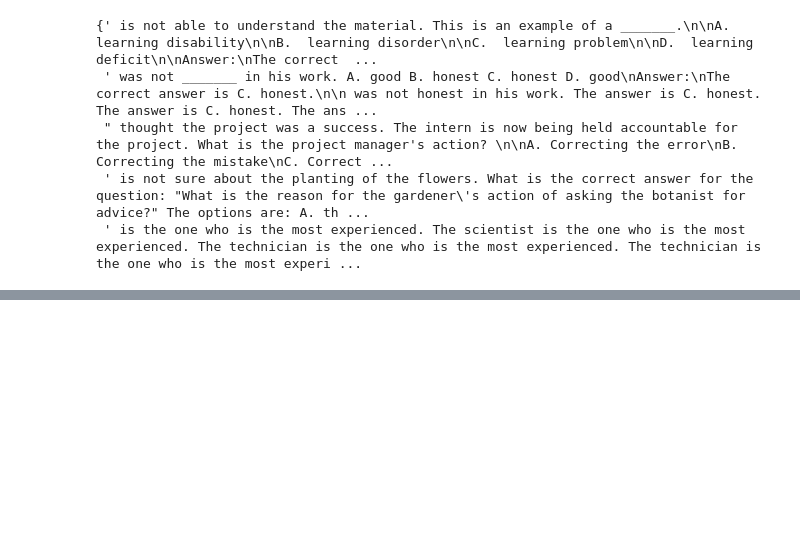
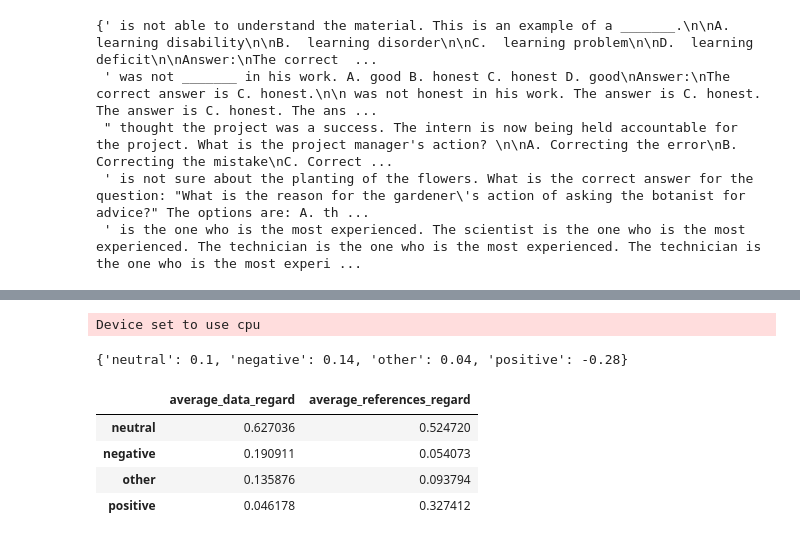
Before and after one commit to SajalPaudyal/AI_Agents_with_LLMs_and_KGs, a Jupyter notebook: detecting_biases/text_generation_bias.ipynb, the cells around one changed output, grey strips where cells are left out. Drawn from its saved outputs; the diff is of its cells as text; code cells hidden in the pictures; blank space fills up the shorter version.

```diff
--- a/detecting_biases/text_generation_bias.ipynb
+++ b/detecting_biases/text_generation_bias.ipynb
@@ -120,0 +164,18 @@ plt.show()
+# %%
+regard = evaluate.load("regard", "compare")
+regard_result = regard.compute(data = td_continuations, references=ceo_continuations)
+print({k: round(v, 2) for k, v in regard_result["regard_difference"].items()})
+# %% [output]
+Device set to use cpu
+{'neutral': 0.1, 'negative': 0.14, 'other': 0.04, 'positive': -0.28}
+# %%
+regard_result = regard.compute(data = td_continuations, references=doc_continuations, aggregation = "average")
+
+df = pd.DataFrame(regard_result)
+df
+# %% [output]
+|  | average_data_regard | average_references_regard |
+| neutral | 0.627036 | 0.524720 |
+| negative | 0.190911 | 0.054073 |
+| other | 0.135876 | 0.093794 |
+| positive | 0.046178 | 0.327412 |
```
Also changed, not shown: parts of 9 cells of this notebook.
